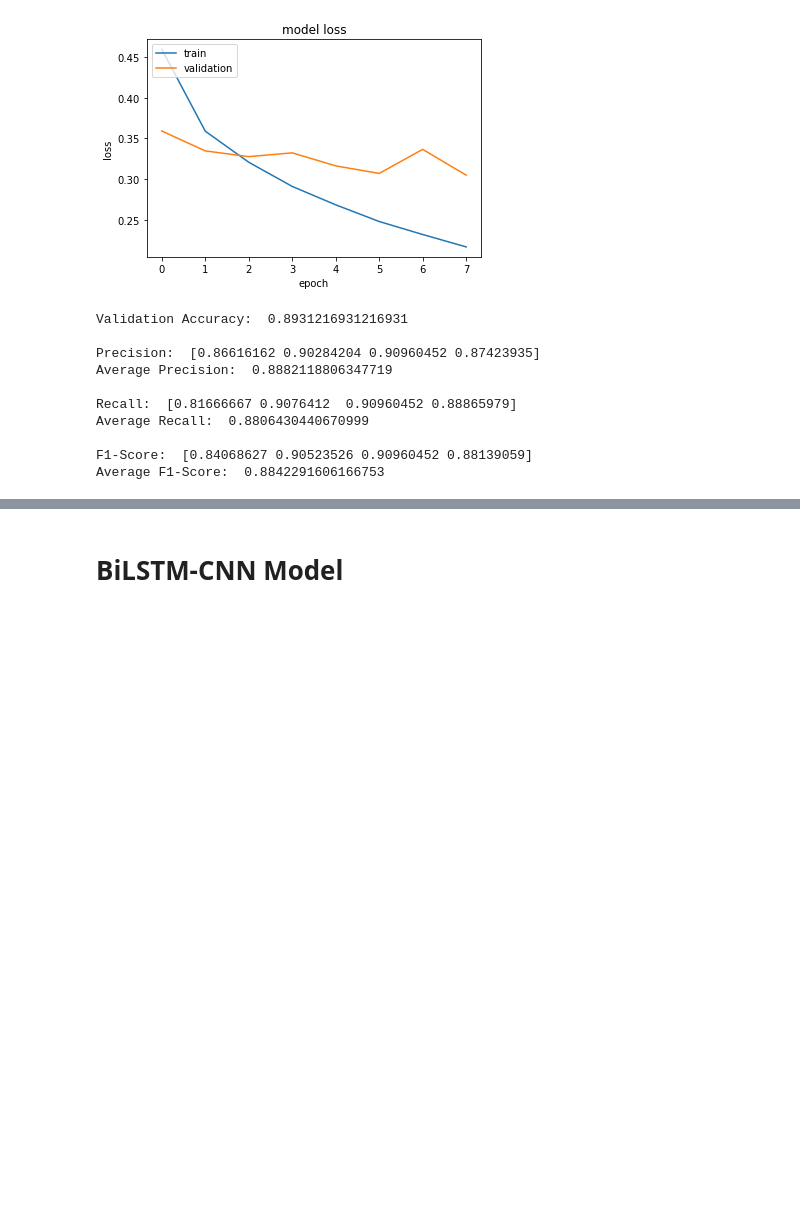
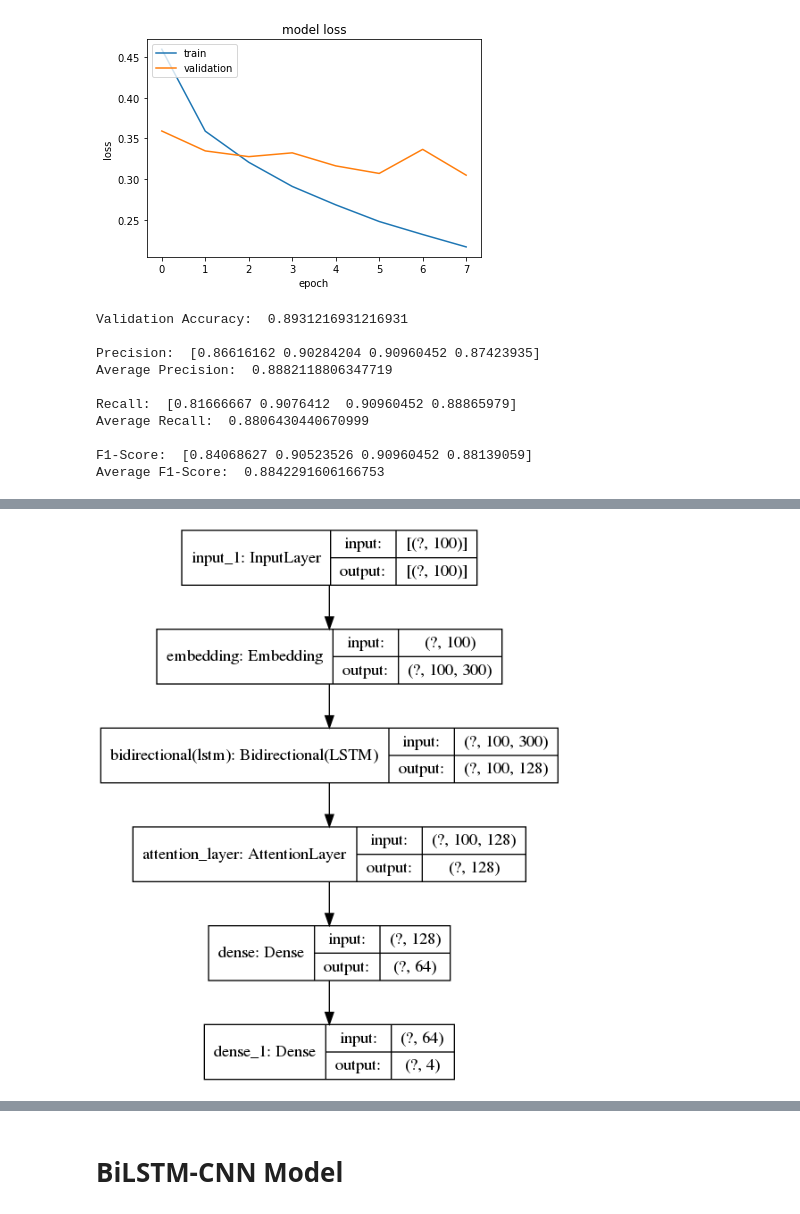
Before and after one commit to athrvkk/ICON-2020-TechDoFication, a Jupyter notebook: classifiers/dl-models-ds-raw.ipynb, the cells around one changed output, grey strips where cells are left out. Drawn from its saved outputs; the diff is of its cells as text; code cells hidden in the pictures; blank space fills up the shorter version.

Commit message:
uploaded BiLSTM with Attention

```diff
--- a/classifiers/dl-models-ds-raw.ipynb
+++ b/classifiers/dl-models-ds-raw.ipynb
@@ -373,0 +416,14 @@ Average F1-Score:  0.8842291606166753
+# %%
+Input1 = Input(shape=(input_len,))
+Embedding_layer1 = Embedding(input_dim=input_dim,
+                             output_dim=embedding_dim,
+                             weights=[embedding_matrix],
+                             trainable=False)(Input1)
+LSTM1 = Bidirectional(LSTM(64, dropout=0.3, return_sequences=True))(Embedding_layer1)
+Attention = AttentionLayer()(LSTM1)
+Dense1 = Dense(64, activation='relu')(Attention)
+outputs = Dense(4, activation='softmax')(Dense1)
+
+model = Model(inputs=Input1, outputs=outputs)
+model.compile(optimizer='adam', loss='sparse_categorical_crossentropy', metrics=['acc'])
+model.summary()
@@ -373,0 +451,4 @@ Average F1-Score:  0.8842291606166753
+# %%
+plot_model(model, show_shapes=True)
+# %% [output]
+[figure, added]
```
Also changed, not shown: parts of 9 cells of this notebook, 3 other files.
